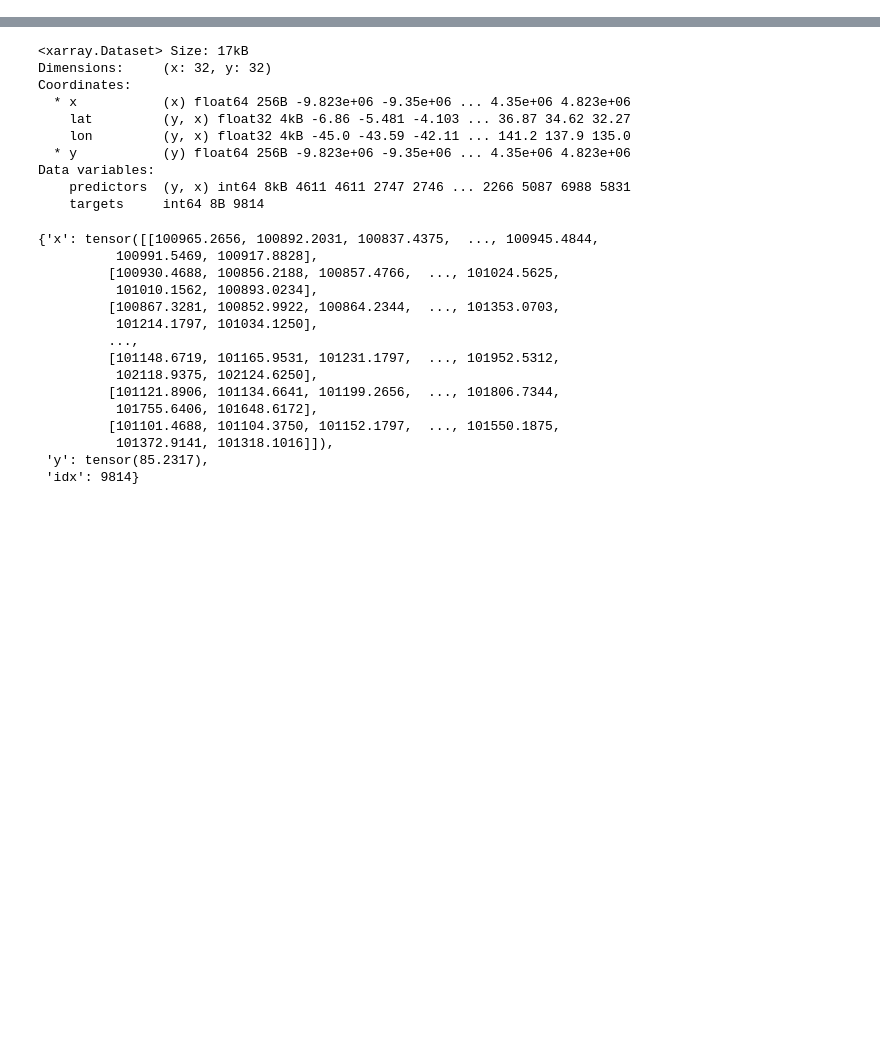
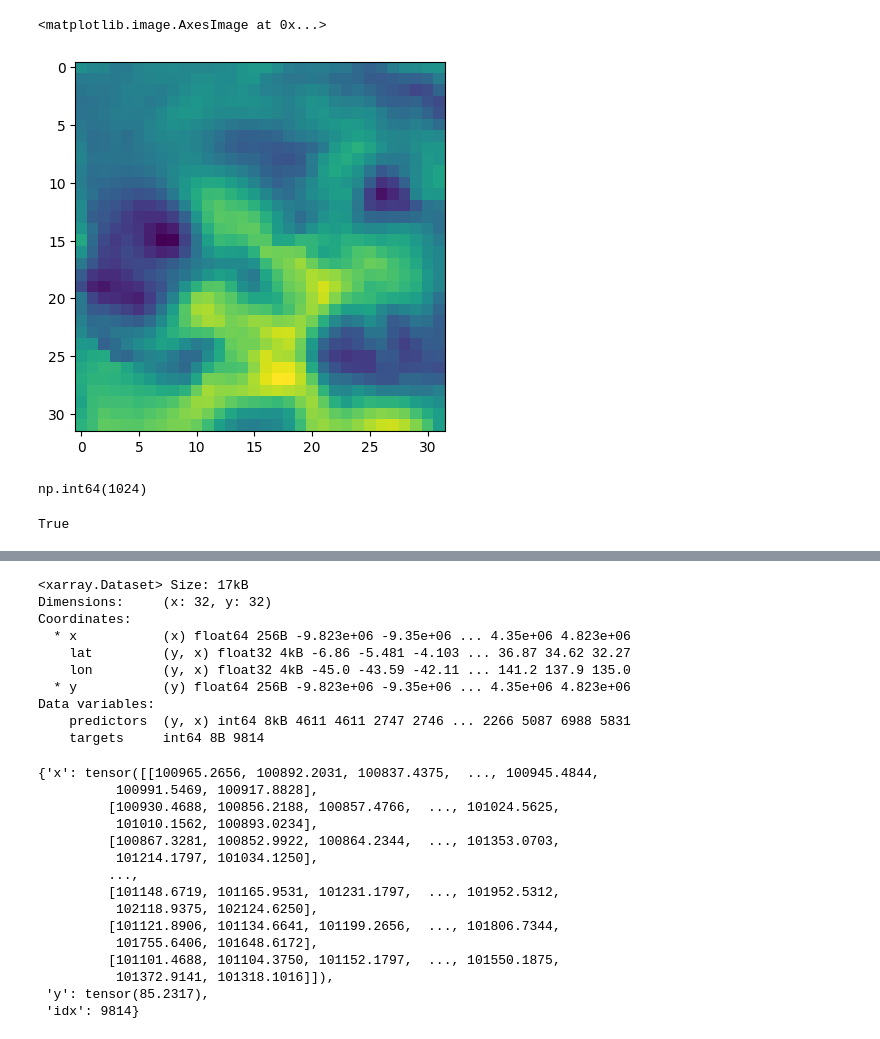
Before and after one commit to rguilcas/BCCR-ml-project-example, a Jupyter notebook: notebooks/Tests.ipynb, the cells around one changed output, grey strips where cells are left out. Saved outputs shown, nothing was run; the diff lists cells and outputs as text; code cells hidden in the pictures; blank space fills up the shorter version.

```diff
--- a/notebooks/Tests.ipynb
+++ b/notebooks/Tests.ipynb
@@ -20,0 +96,14 @@ config = load_config('./configs/experiments/default.yml')
+# %%
+plt.imshow(next(iter(datamodule.train_dataloader()))['x'][5])
+# %% [output]
+<matplotlib.image.AxesImage at 0x...>
+[figure, added]
+# %%
+import numpy as np
+np.prod(datamodule.image_shape[-2:])
+# %% [output]
+np.int64(1024)
+# %%
+datamodule.transform_X.fitted
+# %% [output]
+True
```
Also changed, not shown: parts of 12 cells of this notebook, 10 other files.
